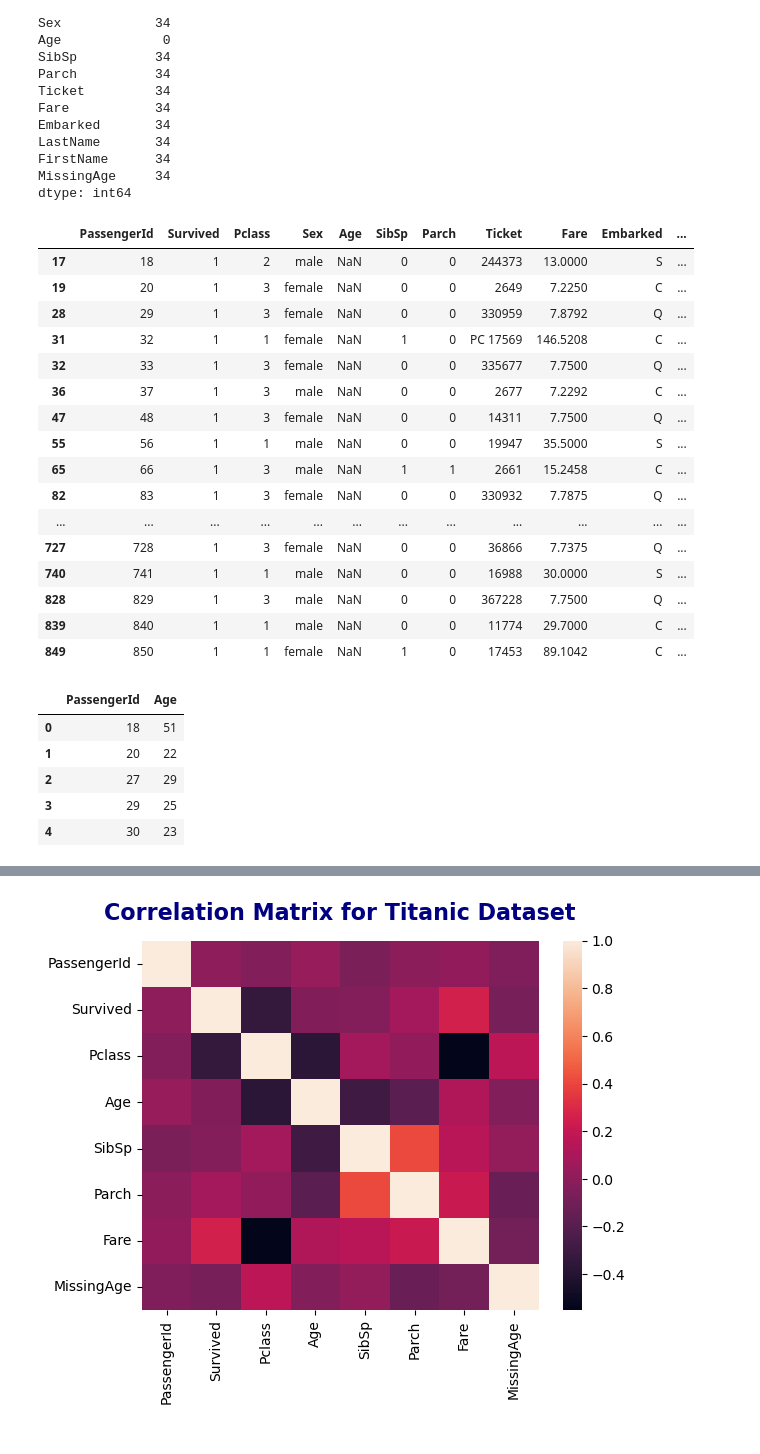
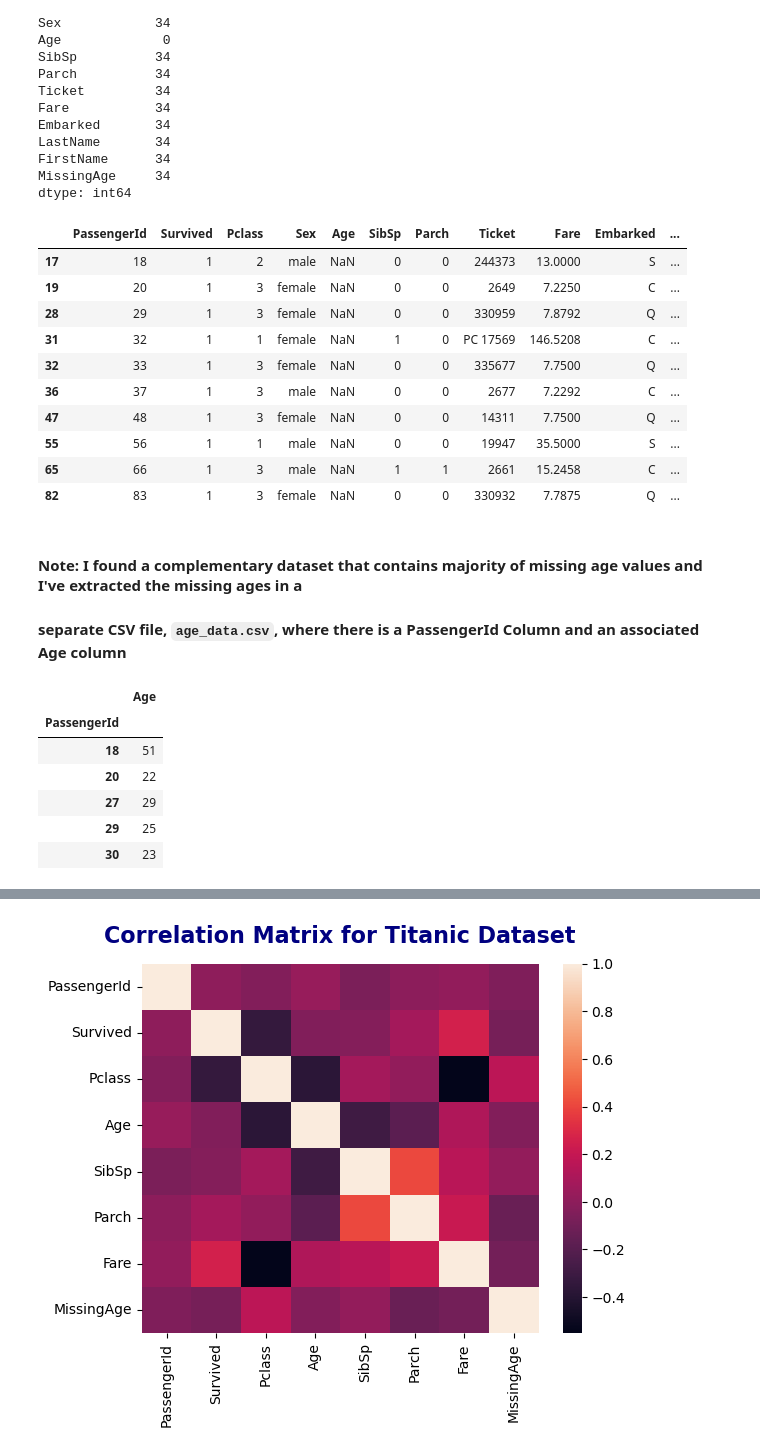
Before and after one commit to kavehzare98/TItanic-Kaggle-Competition, a Jupyter notebook: main.ipynb, the cells around one changed output, grey strips where cells are left out. Drawn from its saved outputs; the diff is of its cells as text; code cells hidden in the pictures.

```diff
--- a/main.ipynb
+++ b/main.ipynb
@@ -86,7 +86,7 @@ titanic2 = titanic1.copy()
 # %%
 # Parsing the Name Feature to only extract family names
 # Plan: Potentially look at last names, group by it, and find out Sibling Parent relations and apply a typical age range
-titanic1[['LastName', 'FirstName']] = titanic1['Name'].str.split(', ', expand=True)
+titanic2[['LastName', 'FirstName']] = titanic2['Name'].str.split(', ', expand=True)
 # %%
 titanic2.head()
 # %% [output]
@@ -248,32 +225,31 @@ FirstName      34
 MissingAge     34
 dtype: int64
 # %%
-titanic3[(titanic3['MissingAge'] == True) & (titanic3['Survived'] == 1)]
+titanic3[(titanic3['MissingAge'] == True) & (titanic3['Survived'] == 1)].head(10)
 # %% [output]
 |  | PassengerId | Survived | Pclass | Sex | Age | SibSp | Parch | Ticket | Fare | Embarked | ... |
 | 17 | 18 | 1 | 2 | male | NaN | 0 | 0 | 244373 | 13.0000 | S | ... |
 | 19 | 20 | 1 | 3 | female | NaN | 0 | 0 | 2649 | 7.2250 | C | ... |
 | 28 | 29 | 1 | 3 | female | NaN | 0 | 0 | 330959 | 7.8792 | Q | ... |
 | 31 | 32 | 1 | 1 | female | NaN | 1 | 0 | PC 17569 | 146.5208 | C | ... |
 | 32 | 33 | 1 | 3 | female | NaN | 0 | 0 | 335677 | 7.7500 | Q | ... |
 | 36 | 37 | 1 | 3 | male | NaN | 0 | 0 | 2677 | 7.2292 | C | ... |
 | 47 | 48 | 1 | 3 | female | NaN | 0 | 0 | 14311 | 7.7500 | Q | ... |
 | 55 | 56 | 1 | 1 | male | NaN | 0 | 0 | 19947 | 35.5000 | S | ... |
 | 65 | 66 | 1 | 3 | male | NaN | 1 | 1 | 2661 | 15.2458 | C | ... |
 | 82 | 83 | 1 | 3 | female | NaN | 0 | 0 | 330932 | 7.7875 | Q | ... |
-| ... | ... | ... | ... | ... | ... | ... | ... | ... | ... | ... | ... |
-| 727 | 728 | 1 | 3 | female | NaN | 0 | 0 | 36866 | 7.7375 | Q | ... |
-| 740 | 741 | 1 | 1 | male | NaN | 0 | 0 | 16988 | 30.0000 | S | ... |
-| 828 | 829 | 1 | 3 | male | NaN | 0 | 0 | 367228 | 7.7500 | Q | ... |
-| 839 | 840 | 1 | 1 | male | NaN | 0 | 0 | 11774 | 29.7000 | C | ... |
-| 849 | 850 | 1 | 1 | female | NaN | 1 | 0 | 17453 | 89.1042 | C | ... |
+# %% [markdown]
+#### Note: I found a complementary dataset that contains majority of missing age values and I've extracted the missing ages in a
+#### separate CSV file, `age_data.csv`, where there is a PassengerId Column and an associated Age column
 # %%
-age_data = pd.read_csv("age_data.csv")
+age_data = pd.read_csv(data_file_path + "age_data.csv")
+age_data = age_data.set_index("PassengerId")
 age_data.head()
 # %% [output]
-|  | PassengerId | Age |
-| 0 | 18 | 51 |
-| 1 | 20 | 22 |
-| 2 | 27 | 29 |
-| 3 | 29 | 25 |
-| 4 | 30 | 23 |
+|  | Age |
+| PassengerId |  |
+| 18 | 51 |
+| 20 | 22 |
+| 27 | 29 |
+| 29 | 25 |
+| 30 | 23 |
```
Also changed, not shown: parts of 12 cells of this notebook.
